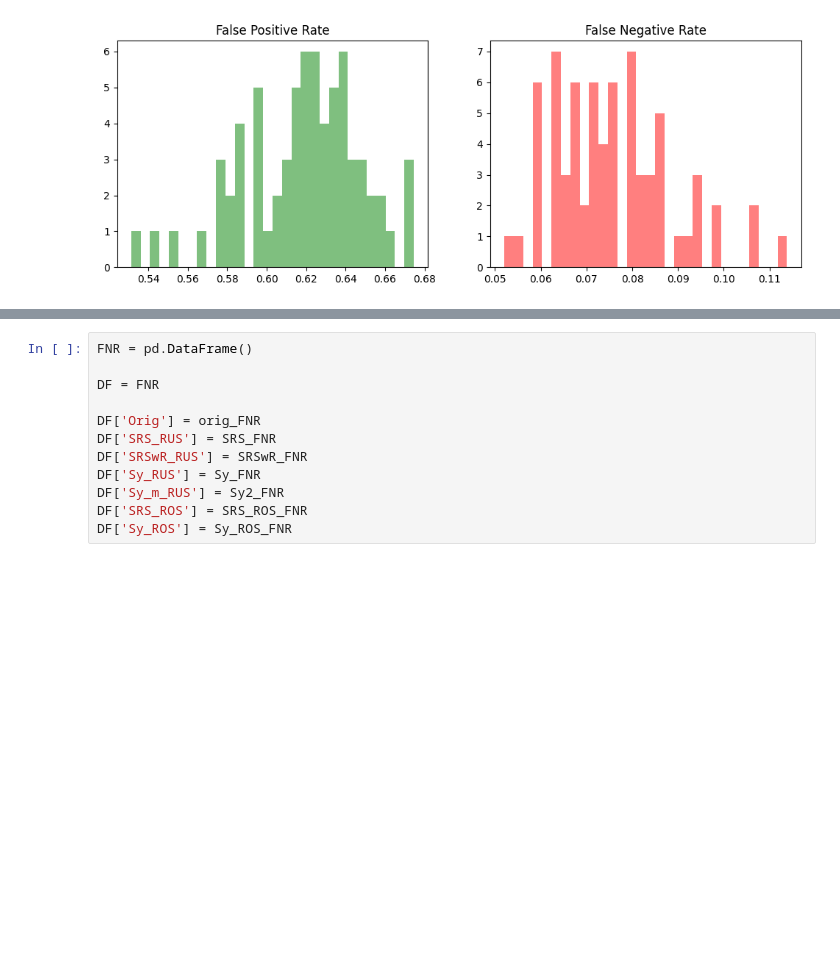
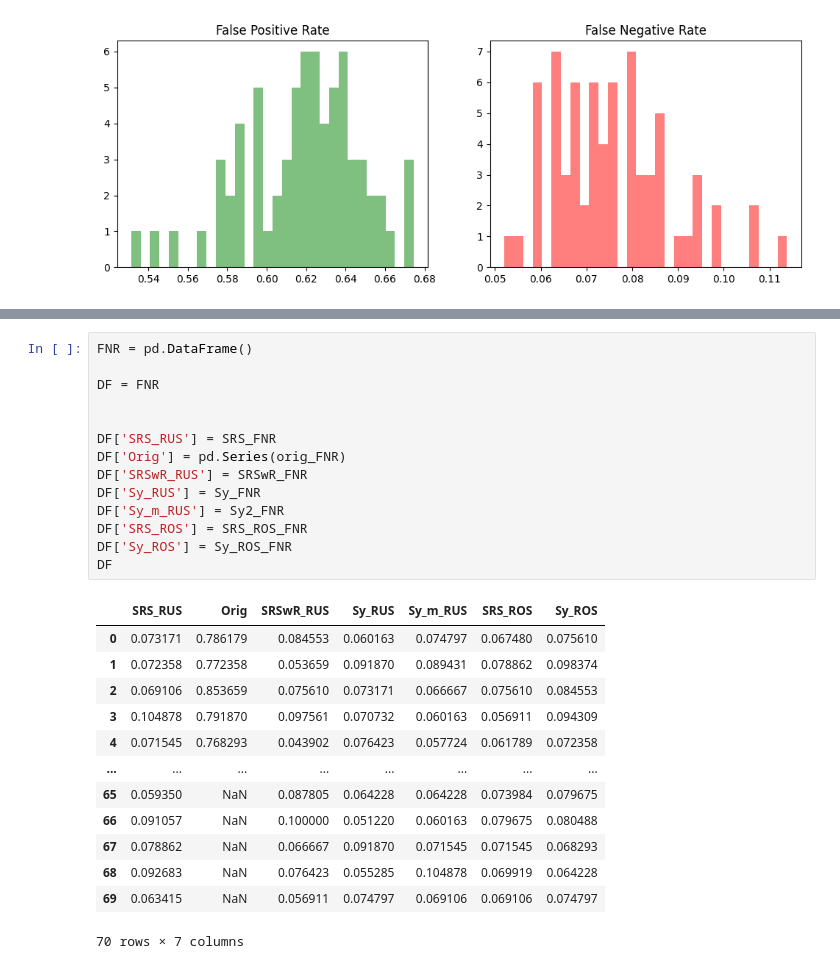
Before and after one commit to AndreiAf02/Transfer_Learning_Fine_Tuning_Update, a Jupyter notebook: Diabetes_Performance_Analysis.ipynb, the cells around one changed output, grey strips where cells are left out. Saved outputs shown, nothing was run; the diff lists cells and outputs as text; blank space fills up the shorter version.

```diff
--- a/Diabetes_Performance_Analysis.ipynb
+++ b/Diabetes_Performance_Analysis.ipynb
@@ -738,15 +755,31 @@ sns.boxplot([dataset['Orig'], dataset['SRS_RUS'], dataset['SRSwR_RUS'],
 # %%
 FNR = pd.DataFrame()
 
 DF = FNR
 
-DF['Orig'] = orig_FNR
+
 DF['SRS_RUS'] = SRS_FNR
+DF['Orig'] = pd.Series(orig_FNR)
 DF['SRSwR_RUS'] = SRSwR_FNR
 DF['Sy_RUS'] = Sy_FNR
 DF['Sy_m_RUS'] = Sy2_FNR
 DF['SRS_ROS'] = SRS_ROS_FNR
 DF['Sy_ROS'] = Sy_ROS_FNR
+DF
+# %% [output]
+|  | SRS_RUS | Orig | SRSwR_RUS | Sy_RUS | Sy_m_RUS | SRS_ROS | Sy_ROS |
+| 0 | 0.073171 | 0.786179 | 0.084553 | 0.060163 | 0.074797 | 0.067480 | 0.075610 |
+| 1 | 0.072358 | 0.772358 | 0.053659 | 0.091870 | 0.089431 | 0.078862 | 0.098374 |
+| 2 | 0.069106 | 0.853659 | 0.075610 | 0.073171 | 0.066667 | 0.075610 | 0.084553 |
+| 3 | 0.104878 | 0.791870 | 0.097561 | 0.070732 | 0.060163 | 0.056911 | 0.094309 |
+| 4 | 0.071545 | 0.768293 | 0.043902 | 0.076423 | 0.057724 | 0.061789 | 0.072358 |
+| ... | ... | ... | ... | ... | ... | ... | ... |
+| 65 | 0.059350 | NaN | 0.087805 | 0.064228 | 0.064228 | 0.073984 | 0.079675 |
+| 66 | 0.091057 | NaN | 0.100000 | 0.051220 | 0.060163 | 0.079675 | 0.080488 |
+| 67 | 0.078862 | NaN | 0.066667 | 0.091870 | 0.071545 | 0.071545 | 0.068293 |
+| 68 | 0.092683 | NaN | 0.076423 | 0.055285 | 0.104878 | 0.069919 | 0.064228 |
+| 69 | 0.063415 | NaN | 0.056911 | 0.074797 | 0.069106 | 0.069106 | 0.074797 |
+70 rows × 7 columns
 # %%
 dataset = FNR
 
```
Also changed, not shown: parts of 6 cells of this notebook.
